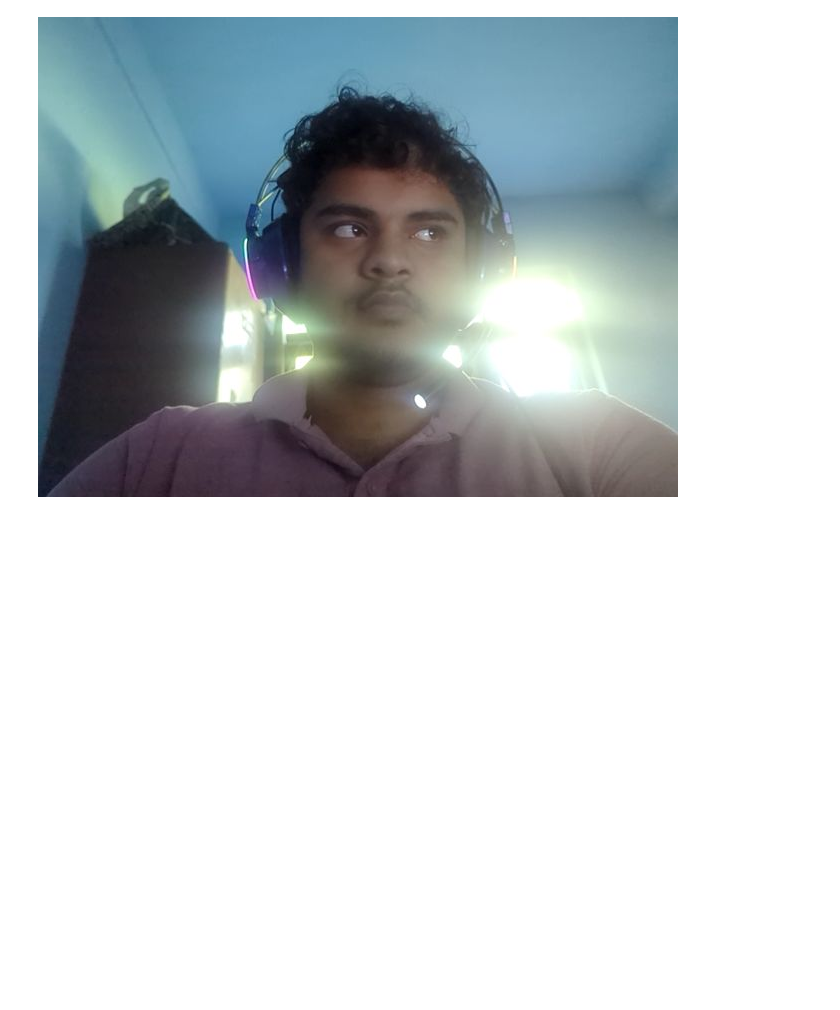
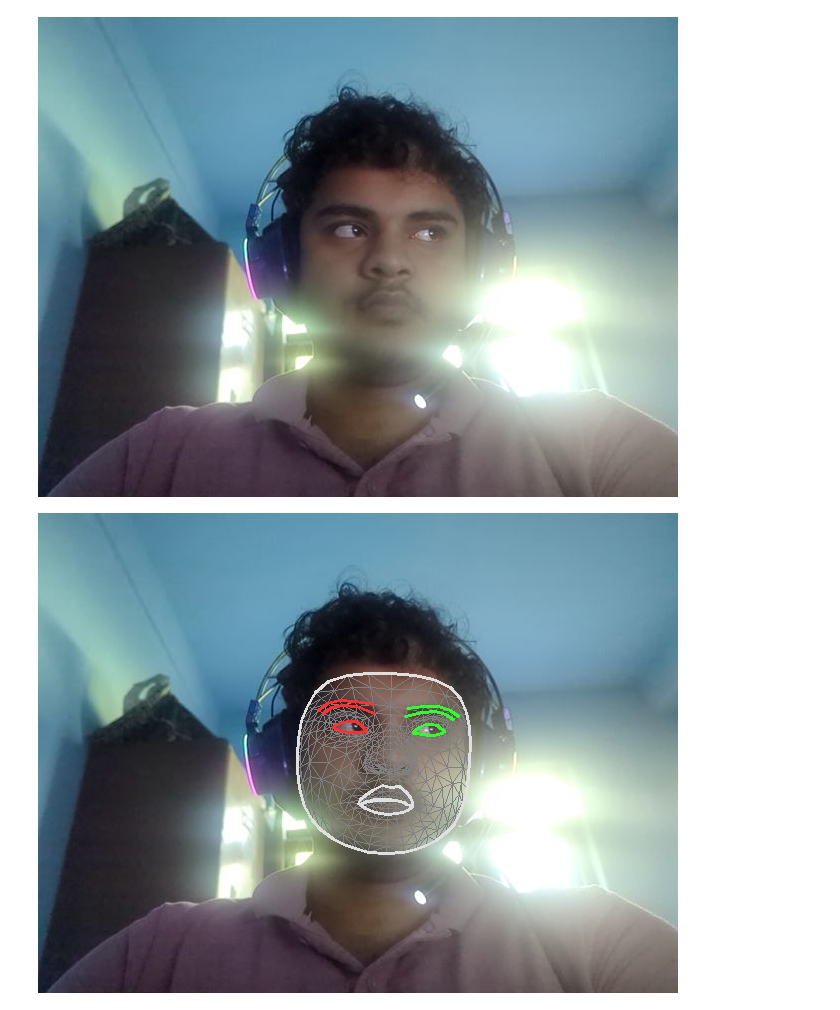
Before and after one commit to upamada-ekanayake/AI-Student-Focus-Monitor, a Jupyter notebook: Student_Focus_AI.ipynb, the cells around one changed output. Drawn from its saved outputs; the diff is of its cells as text; code cells hidden in the pictures; blank space fills up the shorter version.

Commit message:
Added Face Mesh detection code

```diff
--- a/Student_Focus_AI.ipynb
+++ b/Student_Focus_AI.ipynb
@@ -85,3 +85,55 @@ except Exception as err:
 [interactive output not drawn]
 Saved to photo.jpg
 [figure]
+# %%
+import cv2
+import mediapipe as mp
+from google.colab.patches import cv2_imshow # Special tool to show images in Colab
+
+# 1. Setup the Face Mesh Tool
+mp_face_mesh = mp.solutions.face_mesh
+mp_drawing = mp.solutions.drawing_utils # Tool to draw lines
+mp_drawing_styles = mp.solutions.drawing_styles
+
+# 2. Read the image we took in Step 1
+image_path = 'photo.jpg'
+image = cv2.imread(image_path)
+
+# 3. Create the Face Mesh Processor
+# static_image_mode=True means we are checking a single photo, not a video yet.
+with mp_face_mesh.FaceMesh(
+    static_image_mode=True,
+    max_num_faces=1,
+    refine_landmarks=True,
+    min_detection_confidence=0.5) as face_mesh:
+
+    # 4. Process the image to find the face
+    # We convert BGR (Blue-Green-Red) to RGB because MediaPipe likes RGB better.
+    results = face_mesh.process(cv2.cvtColor(image, cv2.COLOR_BGR2RGB))
+
+    # 5. Draw the mesh on the face
+    if results.multi_face_landmarks:
+      for face_landmarks in results.multi_face_landmarks:
+
+        # Draw the "Tesselation" (the net/grid on the face)
+        mp_drawing.draw_landmarks(
+            image=image,
+            landmark_list=face_landmarks,
+            connections=mp_face_mesh.FACEMESH_TESSELATION,
+            landmark_drawing_spec=None,
+            connection_drawing_spec=mp_drawing_styles.get_default_face_mesh_tesselation_style())
+
+        # Draw the eyes and eyebrows specifically
+        mp_drawing.draw_landmarks(
+            image=image,
+            landmark_list=face_landmarks,
+            connections=mp_face_mesh.FACEMESH_CONTOURS,
+            landmark_drawing_spec=None,
+            connection_drawing_spec=mp_drawing_styles.get_default_face_mesh_contours_style())
+
+      # 6. Show the final result
+      cv2_imshow(image)
+    else:
+      print("No face found! Make sure your photo is clear.")
+# %% [output]
+[figure, added]
```
